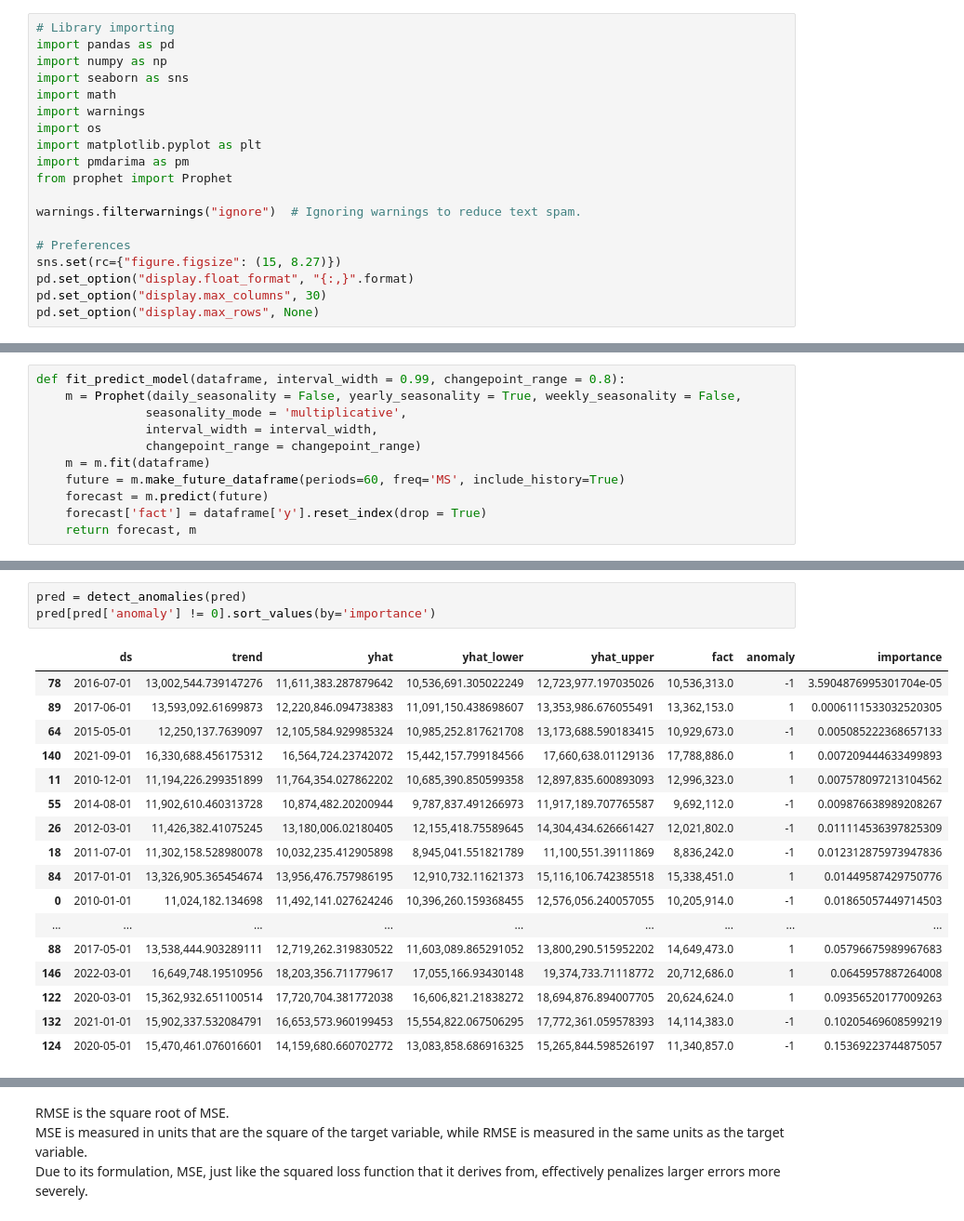
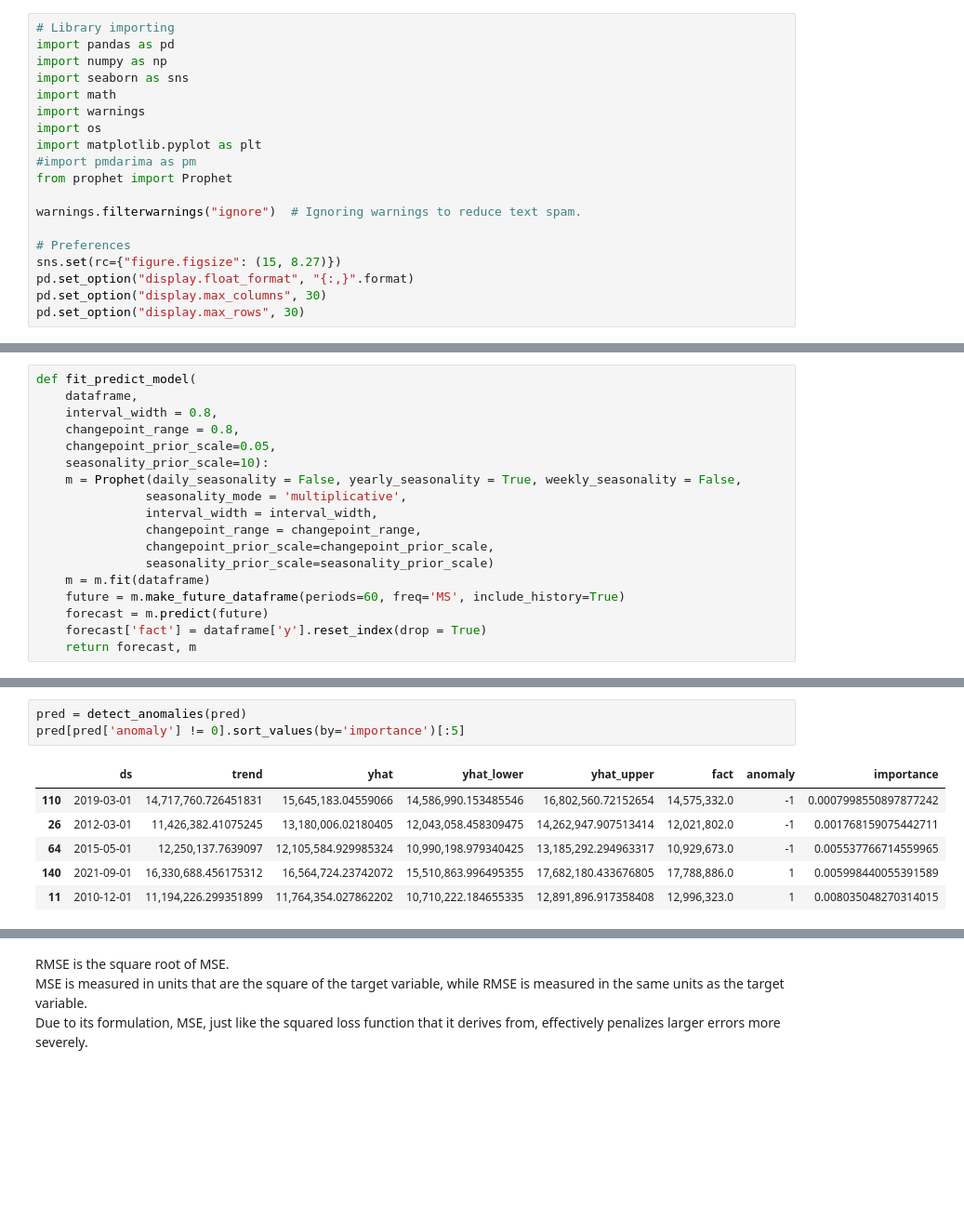
Before and after one commit to MikasSim/final_project, a Jupyter notebook: nb_eda/eda.ipynb, the cells around one changed output, grey strips where cells are left out. Shown: that part at 93% size. Saved outputs shown, nothing was run; the diff lists cells and outputs as text; blank space fills up the shorter version.

```diff
--- a/nb_eda/eda.ipynb
+++ b/nb_eda/eda.ipynb
@@ -13,7 +13,7 @@ import math
 import warnings
 import os
 import matplotlib.pyplot as plt
-import pmdarima as pm
+#import pmdarima as pm
 from prophet import Prophet
 
 warnings.filterwarnings("ignore")  # Ignoring warnings to reduce text spam.
@@ -22,4 +22,4 @@ warnings.filterwarnings("ignore")  # Ignoring warnings to reduce text spam.
 sns.set(rc={"figure.figsize": (15, 8.27)})
 pd.set_option("display.float_format", "{:,}".format)
 pd.set_option("display.max_columns", 30)
-pd.set_option("display.max_rows", None)
+pd.set_option("display.max_rows", 30)
@@ -106,9 +95,16 @@ plt = model.plot_components(forecast)
 # %%
-def fit_predict_model(dataframe, interval_width = 0.99, changepoint_range = 0.8):
+def fit_predict_model(
+    dataframe,
+    interval_width = 0.8,
+    changepoint_range = 0.8,
+    changepoint_prior_scale=0.05,
+    seasonality_prior_scale=10):
     m = Prophet(daily_seasonality = False, yearly_seasonality = True, weekly_seasonality = False,
                seasonality_mode = 'multiplicative',
                interval_width = interval_width,
-               changepoint_range = changepoint_range)
+               changepoint_range = changepoint_range,
+               changepoint_prior_scale=changepoint_prior_scale,
+               seasonality_prior_scale=seasonality_prior_scale)
     m = m.fit(dataframe)
     future = m.make_future_dataframe(periods=60, freq='MS', include_history=True)
     forecast = m.predict(future)
@@ -144,21 +134,10 @@ def detect_anomalies(forecast):
 # %%
 pred = detect_anomalies(pred)
-pred[pred['anomaly'] != 0].sort_values(by='importance')
+pred[pred['anomaly'] != 0].sort_values(by='importance')[:5]
 # %% [output]
 |  | ds | trend | yhat | yhat_lower | yhat_upper | fact | anomaly | importance |
-| 78 | 2016-07-01 | 13,002,544.739147276 | 11,611,383.287879642 | 10,536,691.305022249 | 12,723,977.197035026 | 10,536,313.0 | -1 | 3.5904876995301704e-05 |
-| 89 | 2017-06-01 | 13,593,092.61699873 | 12,220,846.094738383 | 11,091,150.438698607 | 13,353,986.676055491 | 13,362,153.0 | 1 | 0.0006111533032520305 |
-| 64 | 2015-05-01 | 12,250,137.7639097 | 12,105,584.929985324 | 10,985,252.817621708 | 13,173,688.590183415 | 10,929,673.0 | -1 | 0.005085222368657133 |
-| 140 | 2021-09-01 | 16,330,688.456175312 | 16,564,724.23742072 | 15,442,157.799184566 | 17,660,638.01129136 | 17,788,886.0 | 1 | 0.007209444633499893 |
-| 11 | 2010-12-01 | 11,194,226.299351899 | 11,764,354.027862202 | 10,685,390.850599358 | 12,897,835.600893093 | 12,996,323.0 | 1 | 0.007578097213104562 |
-| 55 | 2014-08-01 | 11,902,610.460313728 | 10,874,482.20200944 | 9,787,837.491266973 | 11,917,189.707765587 | 9,692,112.0 | -1 | 0.009876638989208267 |
-| 26 | 2012-03-01 | 11,426,382.41075245 | 13,180,006.02180405 | 12,155,418.75589645 | 14,304,434.626661427 | 12,021,802.0 | -1 | 0.011114536397825309 |
-| 18 | 2011-07-01 | 11,302,158.528980078 | 10,032,235.412905898 | 8,945,041.551821789 | 11,100,551.39111869 | 8,836,242.0 | -1 | 0.012312875973947836 |
-| 84 | 2017-01-01 | 13,326,905.365454674 | 13,956,476.757986195 | 12,910,732.11621373 | 15,116,106.742385518 | 15,338,451.0 | 1 | 0.01449587429750776 |
-| 0 | 2010-01-01 | 11,024,182.134698 | 11,492,141.027624246 | 10,396,260.159368455 | 12,576,056.240057055 | 10,205,914.0 | -1 | 0.01865057449714503 |
-| ... | ... | ... | ... | ... | ... | ... | ... | ... |
-| 88 | 2017-05-01 | 13,538,444.903289111 | 12,719,262.319830522 | 11,603,089.865291052 | 13,800,290.515952202 | 14,649,473.0 | 1 | 0.05796675989967683 |
-| 146 | 2022-03-01 | 16,649,748.19510956 | 18,203,356.711779617 | 17,055,166.93430148 | 19,374,733.71118772 | 20,712,686.0 | 1 | 0.0645957887264008 |
-| 122 | 2020-03-01 | 15,362,932.651100514 | 17,720,704.381772038 | 16,606,821.21838272 | 18,694,876.894007705 | 20,624,624.0 | 1 | 0.09356520177009263 |
-| 132 | 2021-01-01 | 15,902,337.532084791 | 16,653,573.960199453 | 15,554,822.067506295 | 17,772,361.059578393 | 14,114,383.0 | -1 | 0.10205469608599219 |
-| 124 | 2020-05-01 | 15,470,461.076016601 | 14,159,680.660702772 | 13,083,858.686916325 | 15,265,844.598526197 | 11,340,857.0 | -1 | 0.15369223744875057 |
+| 110 | 2019-03-01 | 14,717,760.726451831 | 15,645,183.04559066 | 14,586,990.153485546 | 16,802,560.72152654 | 14,575,332.0 | -1 | 0.0007998550897877242 |
+| 26 | 2012-03-01 | 11,426,382.41075245 | 13,180,006.02180405 | 12,043,058.458309475 | 14,262,947.907513414 | 12,021,802.0 | -1 | 0.001768159075442711 |
+| 64 | 2015-05-01 | 12,250,137.7639097 | 12,105,584.929985324 | 10,990,198.979340425 | 13,185,292.294963317 | 10,929,673.0 | -1 | 0.005537766714559965 |
+| 140 | 2021-09-01 | 16,330,688.456175312 | 16,564,724.23742072 | 15,510,863.996495355 | 17,682,180.433676805 | 17,788,886.0 | 1 | 0.005998440055391589 |
+| 11 | 2010-12-01 | 11,194,226.299351899 | 11,764,354.027862202 | 10,710,222.184655335 | 12,891,896.917358408 | 12,996,323.0 | 1 | 0.008035048270314015 |
```
Also changed, not shown: parts of 30 cells of this notebook, 2 other files.
